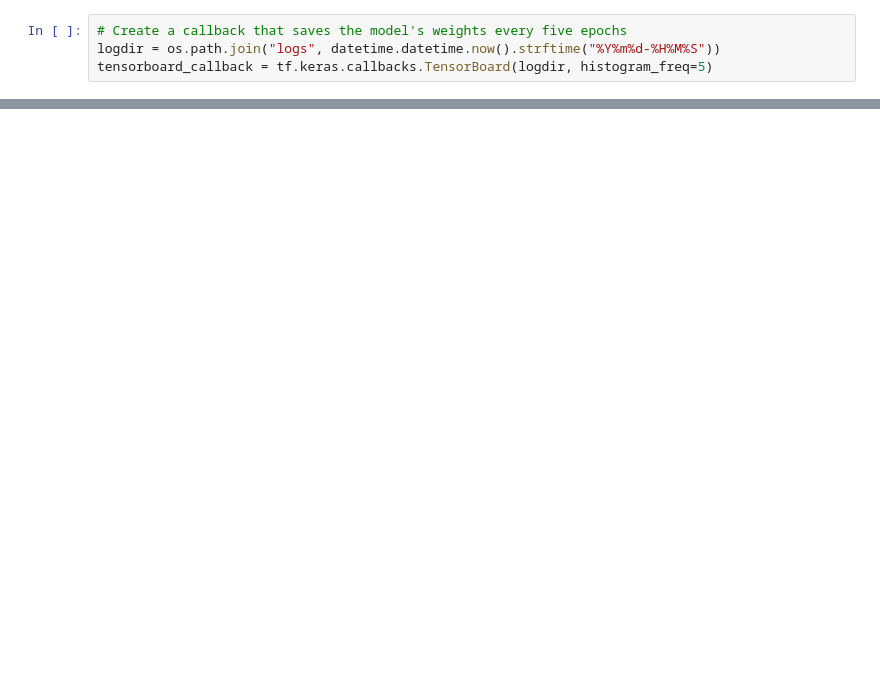
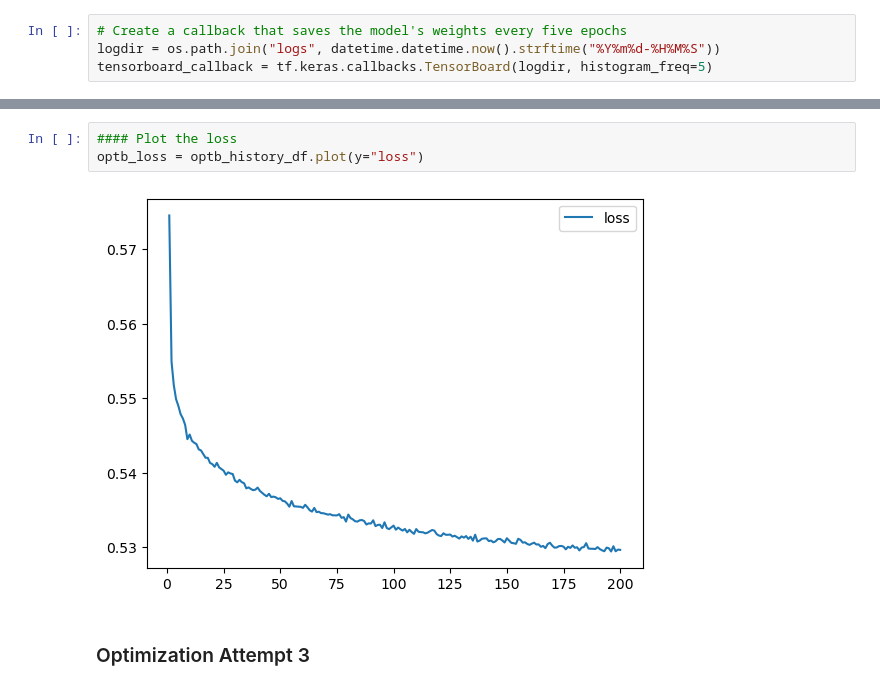
Before and after one commit to terryschoch/deep-learning-challenge, a Jupyter notebook: AlphabetSoupCharity_Optimization.ipynb, the cells around one changed output, grey strips where cells are left out. Drawn from its saved outputs; the diff is of its cells as text; blank space fills up the shorter version.

```diff
--- a/AlphabetSoupCharity_Optimization.ipynb
+++ b/AlphabetSoupCharity_Optimization.ipynb
@@ -334,0 +434,7 @@ loss = history_df.plot(y="loss")
+# %%
+#### Plot the loss
+optb_loss = optb_history_df.plot(y="loss")
+# %% [output]
+[figure, added]
+# %% [markdown]
+### Optimization Attempt 3
```
Also changed, not shown: parts of 23 cells of this notebook, 6 other files.
